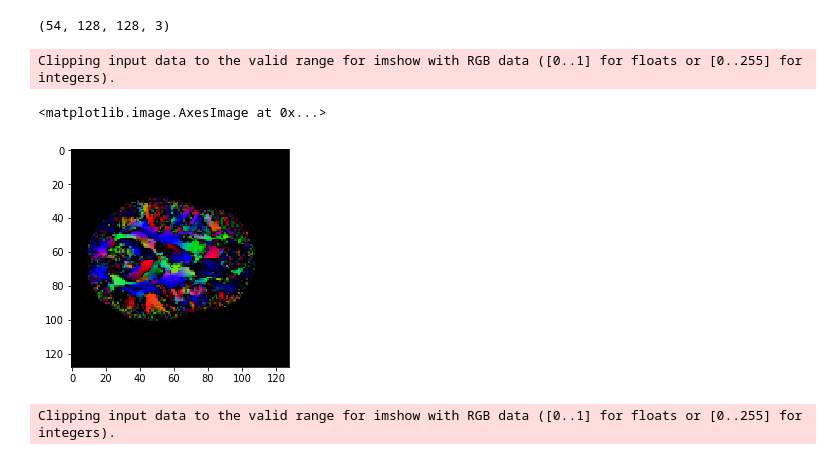
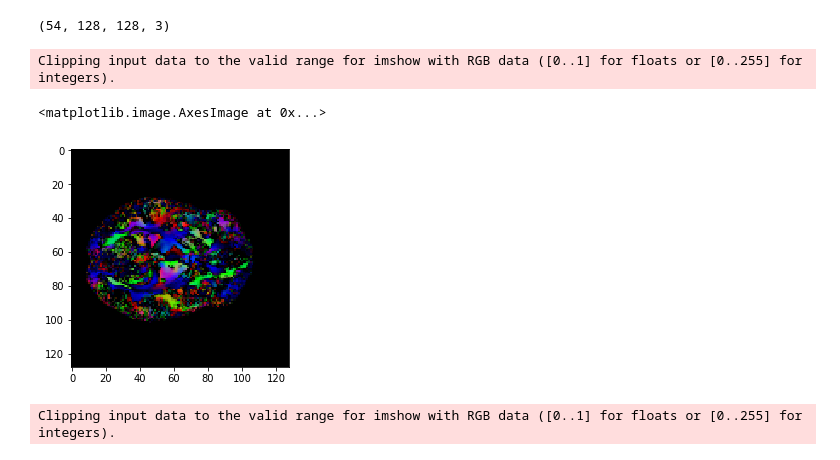
Before and after one commit to uw-biomedical-ml/mri2mri_notebooks, a Jupyter notebook: gen_pdd_compare-Copy1.ipynb, the cells around one changed output. Saved outputs shown, nothing was run; the diff lists cells and outputs as text; code cells hidden in the pictures.

```diff
--- a/gen_pdd_compare-Copy1.ipynb
+++ b/gen_pdd_compare-Copy1.ipynb
@@ -134,9 +136,9 @@ real_b.shape
 # %%
-plt.imshow(resamp[27])
+plt.imshow(resamp[24])
 # %% [output]
 Clipping input data to the valid range for imshow with RGB data ([0..1] for floats or [0..255] for integers).
 <matplotlib.image.AxesImage at 0x...>
-[figure, old version]
+[figure, new version]
 # %%
 plt.imshow(fake_b[27])
 # %% [output]
```
Also changed, not shown: parts of 1 cell of this notebook.
